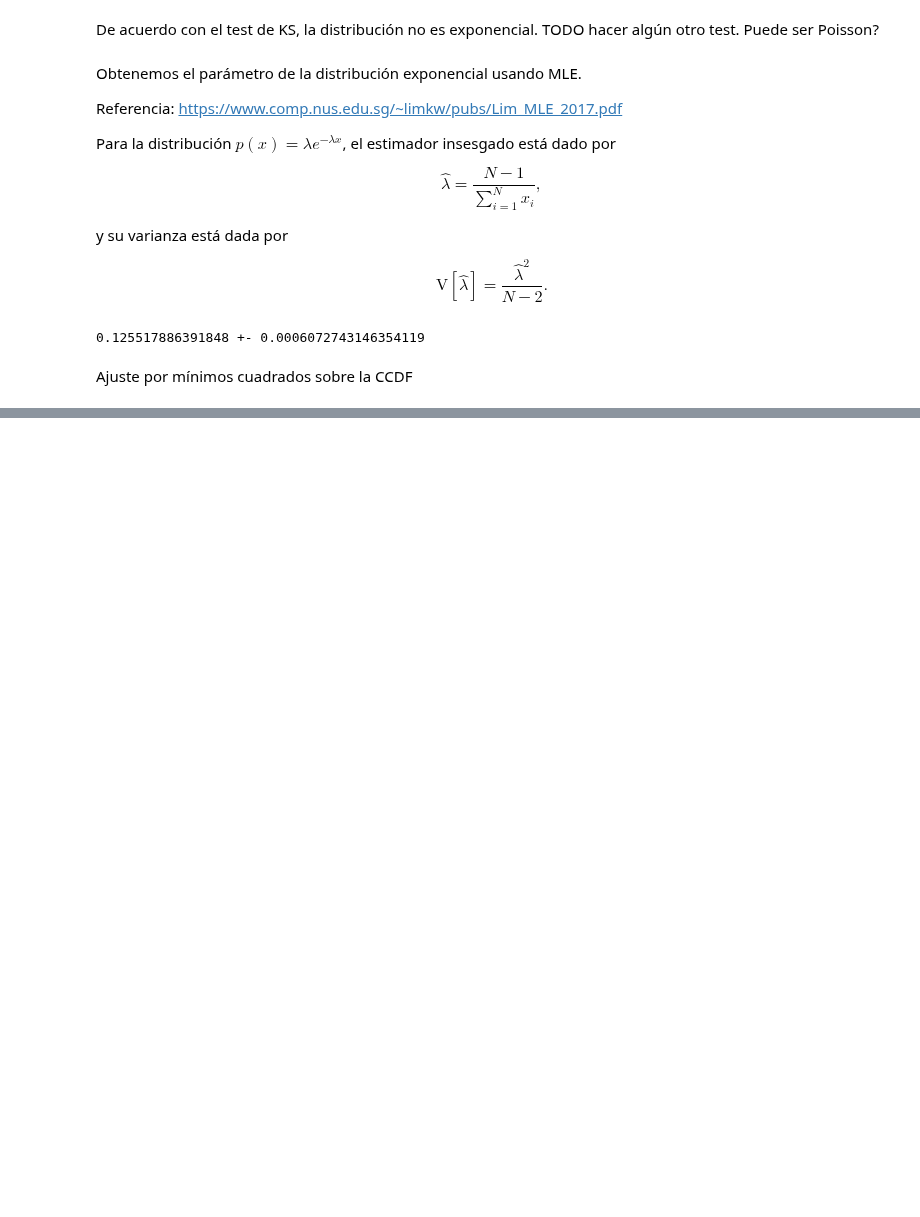
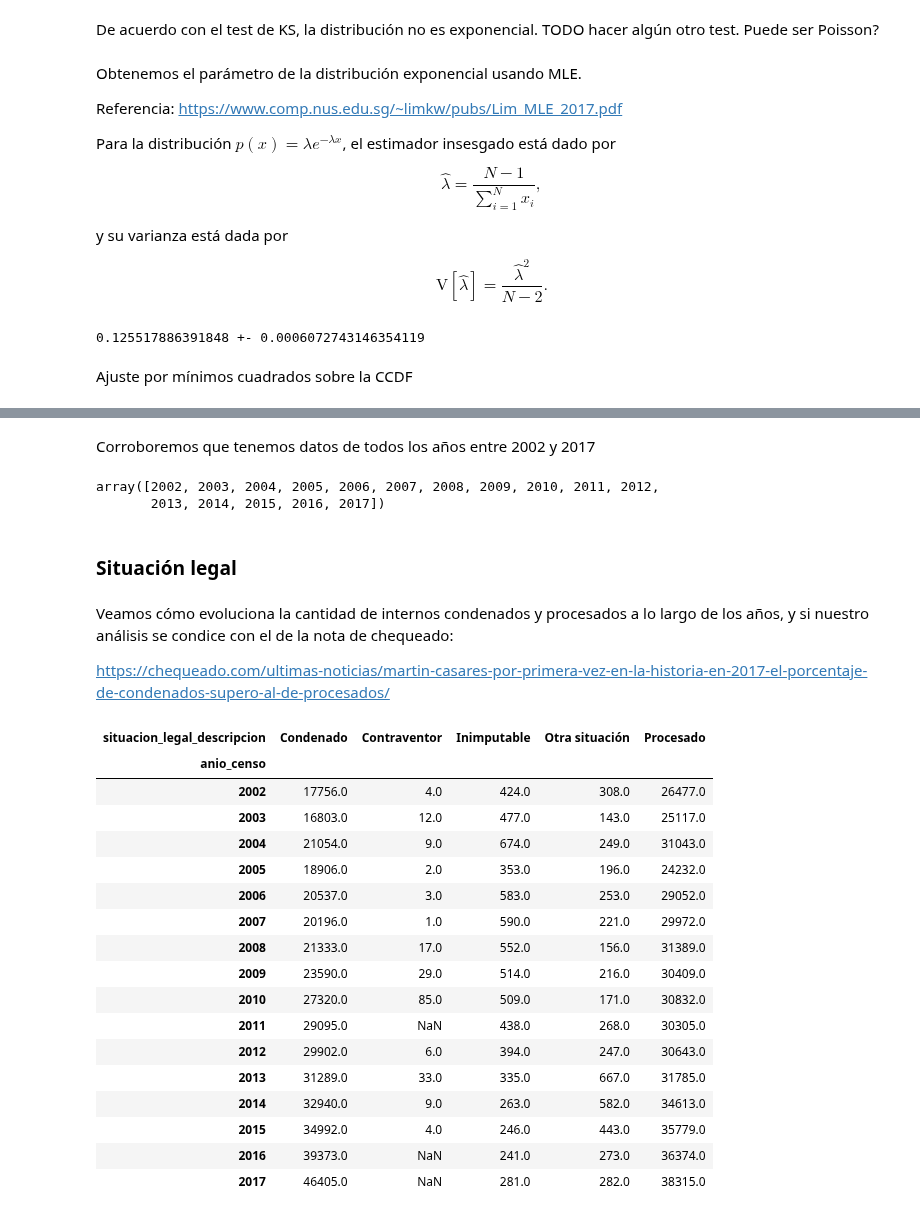
Before and after one commit to nahuelalmeira/poblacionPenal, a Jupyter notebook: VisualizacionYAnalisis/DiploDatos_PoblacionPenitenciariaArgentina_VyA.ipynb, the cells around one changed output, grey strips where cells are left out. Saved outputs shown, nothing was run; the diff lists cells and outputs as text; code cells hidden in the pictures; blank space fills up the shorter version.

```diff
--- a/VisualizacionYAnalisis/DiploDatos_PoblacionPenitenciariaArgentina_VyA.ipynb
+++ b/VisualizacionYAnalisis/DiploDatos_PoblacionPenitenciariaArgentina_VyA.ipynb
@@ -495,0 +511,43 @@ plt.show()
+# %% [markdown]
+Corroboremos que tenemos datos de todos los años entre 2002 y 2017
+# %%
+temp_data['anio_censo'].unique()
+# %% [output]
+array([2002, 2003, 2004, 2005, 2006, 2007, 2008, 2009, 2010, 2011, 2012,
+       2013, 2014, 2015, 2016, 2017])
+# %% [markdown]
+### Situación legal
+# %% [markdown]
+Veamos cómo evoluciona la cantidad de internos condenados y procesados a lo largo de los años, y si nuestro análisis se condice con el de la nota de chequeado:
+
+https://chequeado.com/ultimas-noticias/martin-casares-por-primera-vez-en-la-historia-en-2017-el-porcentaje-de-condenados-supero-al-de-procesados/
+# %%
+pivot = temp_data.dropna(subset=['situacion_legal_descripcion']).pivot_table(index='anio_censo',
+                                                                             columns='situacion_legal_descripcion',
+                                                                             values='provincia_descripcion', aggfunc='count')
+
+mask = temp_data['provincia_descripcion'] == 'Buenos Aires'
+pivot_ba = temp_data[mask].dropna(subset=['situacion_legal_descripcion']).pivot_table(index='anio_censo',
+                                                                                     columns='situacion_legal_descripcion',
+                                                                                     values='provincia_descripcion', aggfunc='count')
+
+pivot
+# %% [output]
+| situacion_legal_descripcion | Condenado | Contraventor | Inimputable | Otra situación | Procesado |
+| anio_censo |  |  |  |  |  |
+| 2002 | 17756.0 | 4.0 | 424.0 | 308.0 | 26477.0 |
+| 2003 | 16803.0 | 12.0 | 477.0 | 143.0 | 25117.0 |
+| 2004 | 21054.0 | 9.0 | 674.0 | 249.0 | 31043.0 |
+| 2005 | 18906.0 | 2.0 | 353.0 | 196.0 | 24232.0 |
+| 2006 | 20537.0 | 3.0 | 583.0 | 253.0 | 29052.0 |
+| 2007 | 20196.0 | 1.0 | 590.0 | 221.0 | 29972.0 |
+| 2008 | 21333.0 | 17.0 | 552.0 | 156.0 | 31389.0 |
+| 2009 | 23590.0 | 29.0 | 514.0 | 216.0 | 30409.0 |
+| 2010 | 27320.0 | 85.0 | 509.0 | 171.0 | 30832.0 |
+| 2011 | 29095.0 | NaN | 438.0 | 268.0 | 30305.0 |
+| 2012 | 29902.0 | 6.0 | 394.0 | 247.0 | 30643.0 |
+| 2013 | 31289.0 | 33.0 | 335.0 | 667.0 | 31785.0 |
+| 2014 | 32940.0 | 9.0 | 263.0 | 582.0 | 34613.0 |
+| 2015 | 34992.0 | 4.0 | 246.0 | 443.0 | 35779.0 |
+| 2016 | 39373.0 | NaN | 241.0 | 273.0 | 36374.0 |
+| 2017 | 46405.0 | NaN | 281.0 | 282.0 | 38315.0 |
```
Also changed, not shown: parts of 10 cells of this notebook.
